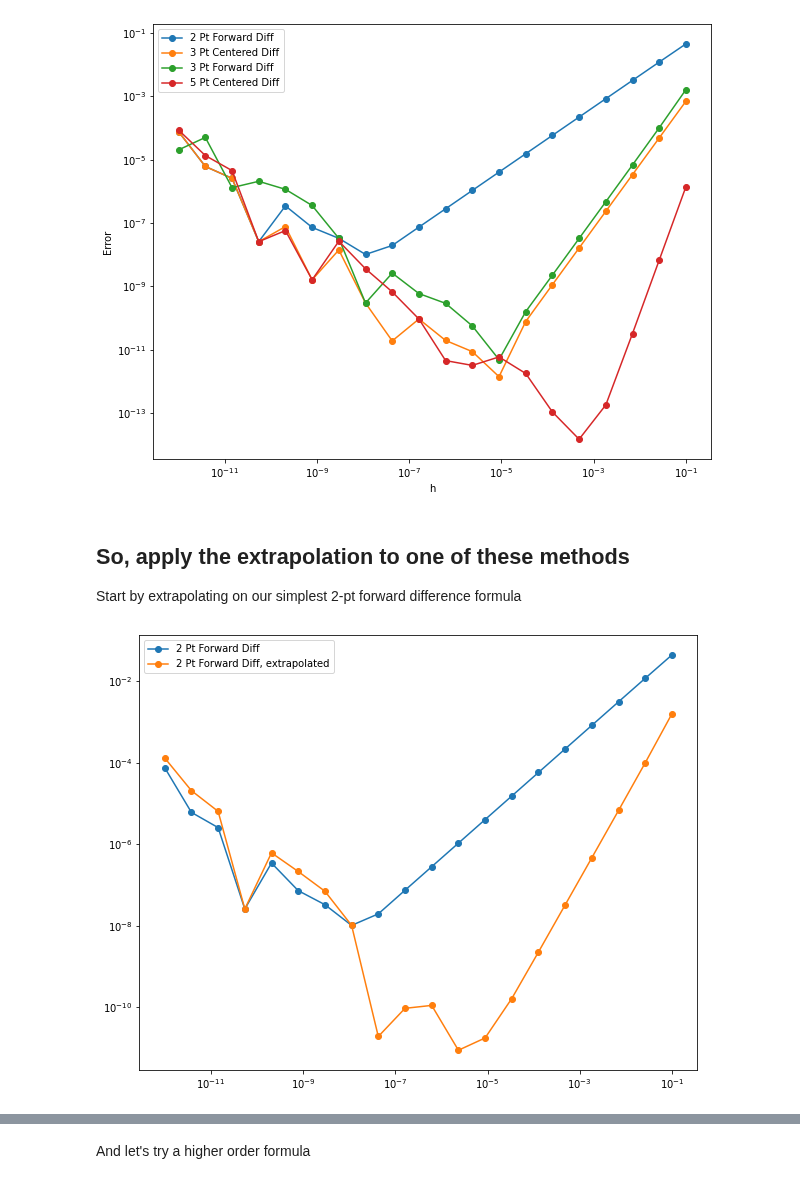
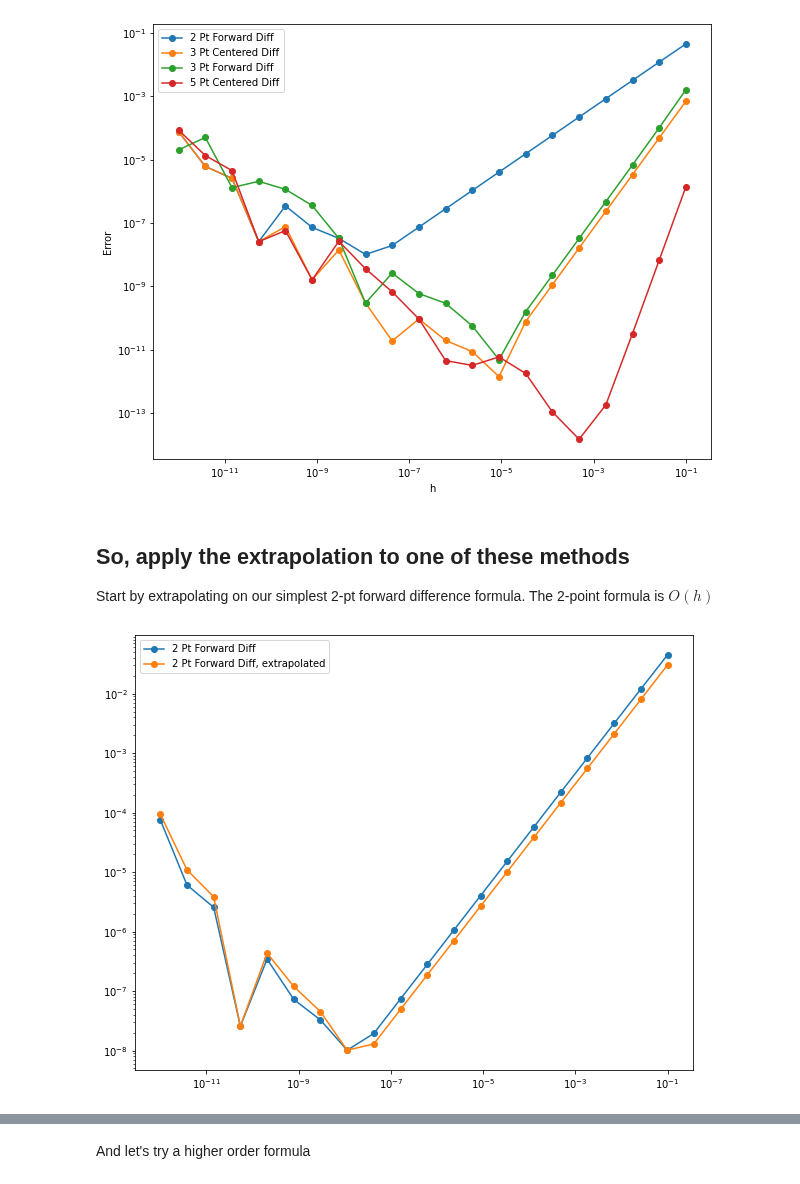
Before and after one commit to stephenbeckr/numerical-analysis-class, a Jupyter notebook: Demos/Ch4_RichardsonExtrapolation.ipynb, the cells around one changed output, grey strips where cells are left out. Saved outputs shown, nothing was run; the diff lists cells and outputs as text; code cells hidden in the pictures.

```diff
--- a/Demos/Ch4_RichardsonExtrapolation.ipynb
+++ b/Demos/Ch4_RichardsonExtrapolation.ipynb
@@ -60,15 +60,15 @@ plt.ylabel("Error");
 # %% [markdown]
 ## So, apply the extrapolation to one of these methods
 
-Start by extrapolating on our simplest 2-pt forward difference formula
+Start by extrapolating on our simplest 2-pt forward difference formula. The 2-point formula is $O(h)$
 # %%
 # Todo: what happens if we get the orderOfFormula wrong?
-twoPointExtrapolated = lambda h : Extrap( twoPointF, h, orderOfFormula=1)
+twoPointExtrapolated = lambda h : Extrap( twoPointF, h, orderOfFormula=2) # wrong!
 
 # Plot
 plt.figure(figsize=(10,8))
 plt.loglog( hList, np.abs( df - twoPointF(hList) ), 'o-', label="2 Pt Forward Diff" );
 plt.loglog( hList, np.abs( df - twoPointExtrapolated(hList) ), 'o-', label="2 Pt Forward Diff, extrapolated" );
 plt.legend();
 # %% [output]
-[figure, old version]
+[figure, new version]
```
Also changed, not shown: parts of 8 cells of this notebook.
